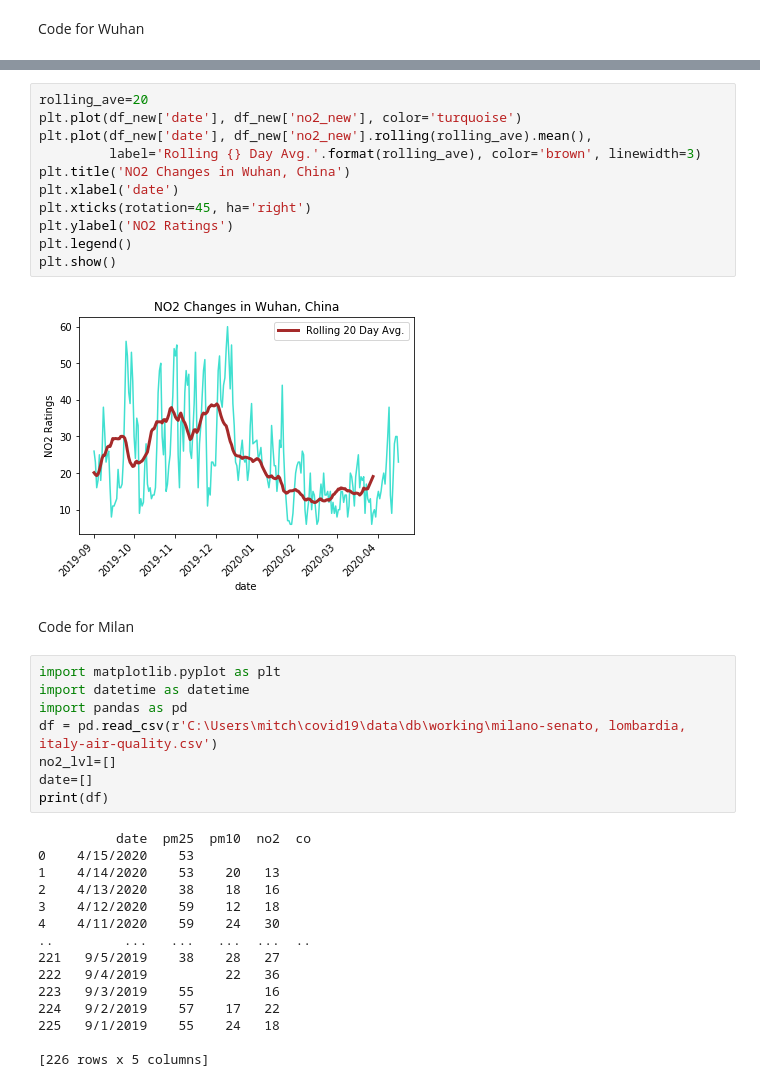
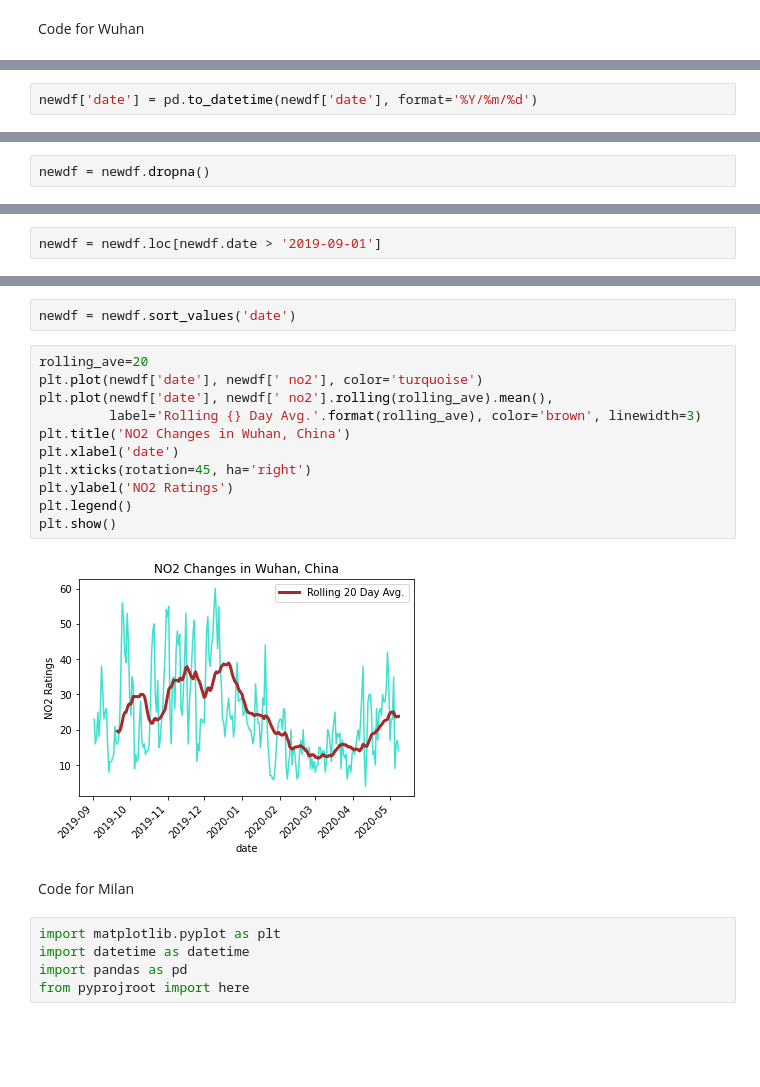
Before and after one commit to databridgevt/covid19, a Jupyter notebook: analysis/db/mitch/Air_Quality_Viz.ipynb, the cells around one changed output, grey strips where cells are left out. Saved outputs shown, nothing was run; the diff lists cells and outputs as text; blank space fills up the shorter version.

Commit message:
fixed code for Milan & Wuhan

```diff
--- a/analysis/db/mitch/Air_Quality_Viz.ipynb
+++ b/analysis/db/mitch/Air_Quality_Viz.ipynb
@@ -146,0 +137,2 @@ df_new['no2_new']=df_new['no2_new'].astype(int)
+# %%
+newdf['date'] = pd.to_datetime(newdf['date'], format='%Y/%m/%d')
@@ -146,0 +145,2 @@ df_new['no2_new']=df_new['no2_new'].astype(int)
+# %%
+newdf = newdf.dropna()
@@ -146,0 +163,2 @@ df_new['no2_new']=df_new['no2_new'].astype(int)
+# %%
+newdf = newdf.loc[newdf.date > '2019-09-01']
@@ -147,38 +170,22 @@ df_new['no2_new']=df_new['no2_new'].astype(int)
+# %%
+newdf = newdf.sort_values('date')
 # %%
 rolling_ave=20
-plt.plot(df_new['date'], df_new['no2_new'], color='turquoise')
-plt.plot(df_new['date'], df_new['no2_new'].rolling(rolling_ave).mean(),
+plt.plot(newdf['date'], newdf[' no2'], color='turquoise')
+plt.plot(newdf['date'], newdf[' no2'].rolling(rolling_ave).mean(),
          label='Rolling {} Day Avg.'.format(rolling_ave), color='brown', linewidth=3)
 plt.title('NO2 Changes in Wuhan, China')
 plt.xlabel('date')
 plt.xticks(rotation=45, ha='right')
 plt.ylabel('NO2 Ratings')
 plt.legend()
 plt.show()
 # %% [output]
-[figure, old version]
+[figure, new version]
 # %% [markdown]
 Code for Milan
 # %%
 import matplotlib.pyplot as plt
 import datetime as datetime
 import pandas as pd
-df = pd.read_csv(r'C:\Users\mitch\covid19\data\db\working\milano-senato, lombardia, italy-air-quality.csv')
-no2_lvl=[]
-date=[]
-print(df)
+from pyprojroot import here
-# %% [output]
-          date  pm25  pm10  no2  co
-0    4/15/2020    53
-1    4/14/2020    53    20   13
-2    4/13/2020    38    18   16
-3    4/12/2020    59    12   18
-4    4/11/2020    59    24   30
-..         ...   ...   ...  ...  ..
-221   9/5/2019    38    28   27
-222   9/4/2019          22   36
-223   9/3/2019    55         16
-224   9/2/2019    57    17   22
-225   9/1/2019    55    24   18
-
-[226 rows x 5 columns]
```
Also changed, not shown: parts of 20 cells of this notebook.
